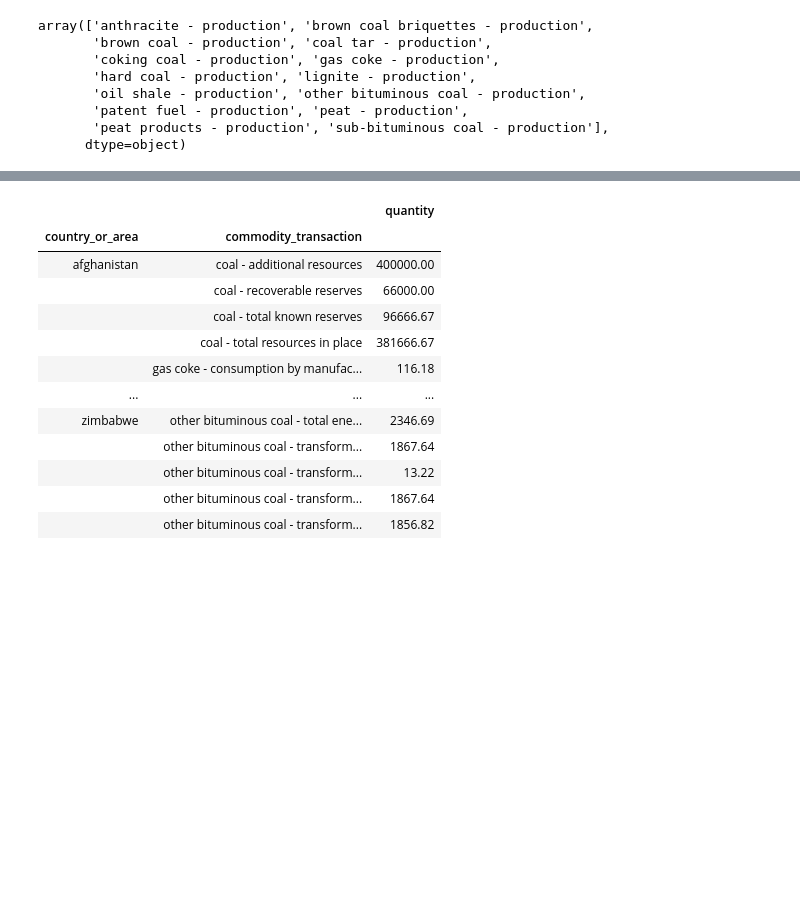
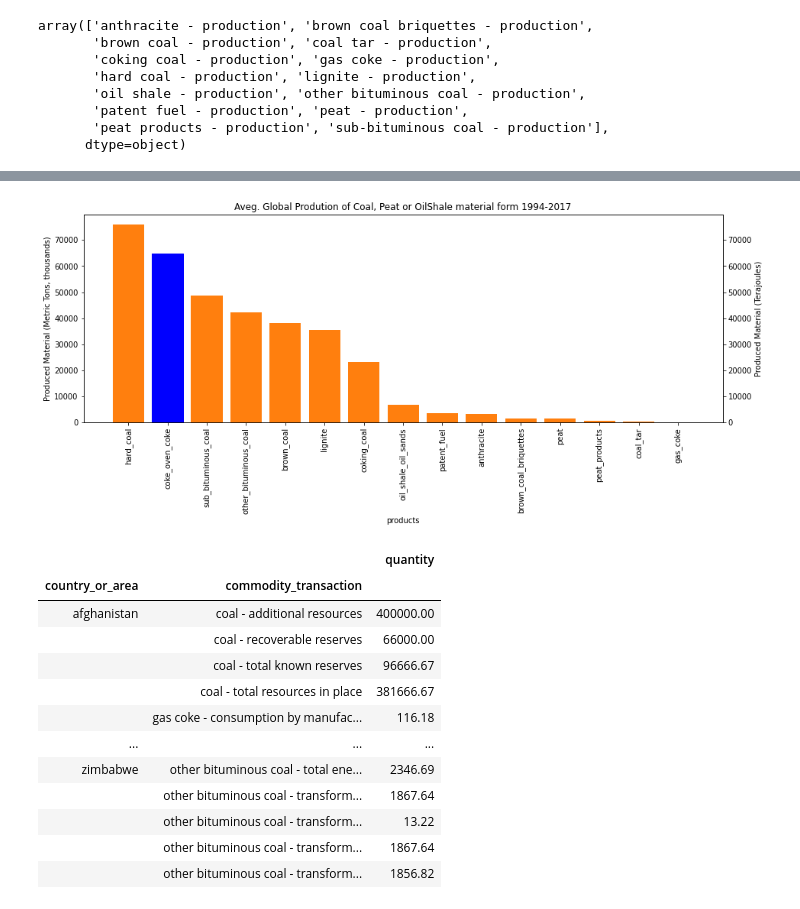
Before and after one commit to philipayazi/International-Energy-Statistics, a Jupyter notebook: International_Energy_Statistics.ipynb, the cells around one changed output, grey strips where cells are left out. Cells and saved outputs as stored; diff of their text form; code cells hidden in the pictures; blank space fills up the shorter version.

```diff
--- a/International_Energy_Statistics.ipynb
+++ b/International_Energy_Statistics.ipynb
@@ -342,11 +342,14 @@ array(['anthracite - production', 'brown coal briquettes - production',
        'peat products - production', 'sub-bituminous coal - production'],
       dtype=object)
 # %%
-cpo_production_energy = cpo_production_energy.groupby(['product']).mean().round(2).drop(['year'], axis=1)
-cpo_production_material = cpo_production_material.groupby(['product']).mean().round(2).drop(['year'], axis=1)
+# cpo_production_energy = cpo_production_energy.groupby(['product']).mean().round(2).drop(['year'], axis=1)
+# cpo_production_material = cpo_production_material.groupby(['product']).mean().round(2).drop(['year'], axis=1)
+cpo_production = cpo_production.groupby(['product']).mean().round(2).drop(['year'], axis=1)
 # %%
-cpo_production_energy = cpo_production_energy.reset_index()
-cpo_production_material = cpo_production_material.reset_index()
+# cpo_production_energy = cpo_production_energy.reset_index()
+# cpo_production_material = cpo_production_material.reset_index()
+cpo_production = cpo_production.reset_index()
 # %%
-cpo_production_energy = cpo_production_energy.sort_values(by=['quantity'], ascending=False)
-cpo_production_material = cpo_production_material.sort_values(by=['quantity'], ascending=False)
+# cpo_production_energy = cpo_production_energy.sort_values(by=['quantity'], ascending=False)
+# cpo_production_material = cpo_production_material.sort_values(by=['quantity'], ascending=False)
+cpo_production = cpo_production.sort_values(by=['quantity'], ascending=False)
@@ -419,3 +406,24 @@ plt.show()
+# %%
+products = cpo_production['product']
+quantity = cpo_production['quantity']
+
+fig, ax1 = plt.subplots(figsize=(15,5))
+
+
+ax1.bar(products, quantity, color='blue')
+ax1.tick_params('x', labelrotation=90)
+ax1.set_xlabel('products')
+ax1.set_ylabel('Produced Material (Metric Tons, thousands)')
+ax1.set_title('Aveg. Global Prodution of Coal, Peat or OilShale material form 1994-2017')
+
+ax2=ax1.twinx() #instantiate a second axes that shares the same x-axis
+ax2.bar(products, quantity)
+ax2.set_ylabel('Produced Material (Terajoules)')
+
+barlist=plt.bar(products, quantity)
+barlist[1].set_color('blue')
+# %% [output]
+[figure, added]
 # %%
 Coal_Peat_or_Oil_Shalesoil_df.groupby(['country_or_area', 'commodity_transaction']).mean().round(2).drop(['year'], axis=1)
 # %% [output]
```
Also changed, not shown: parts of 4 cells of this notebook.
